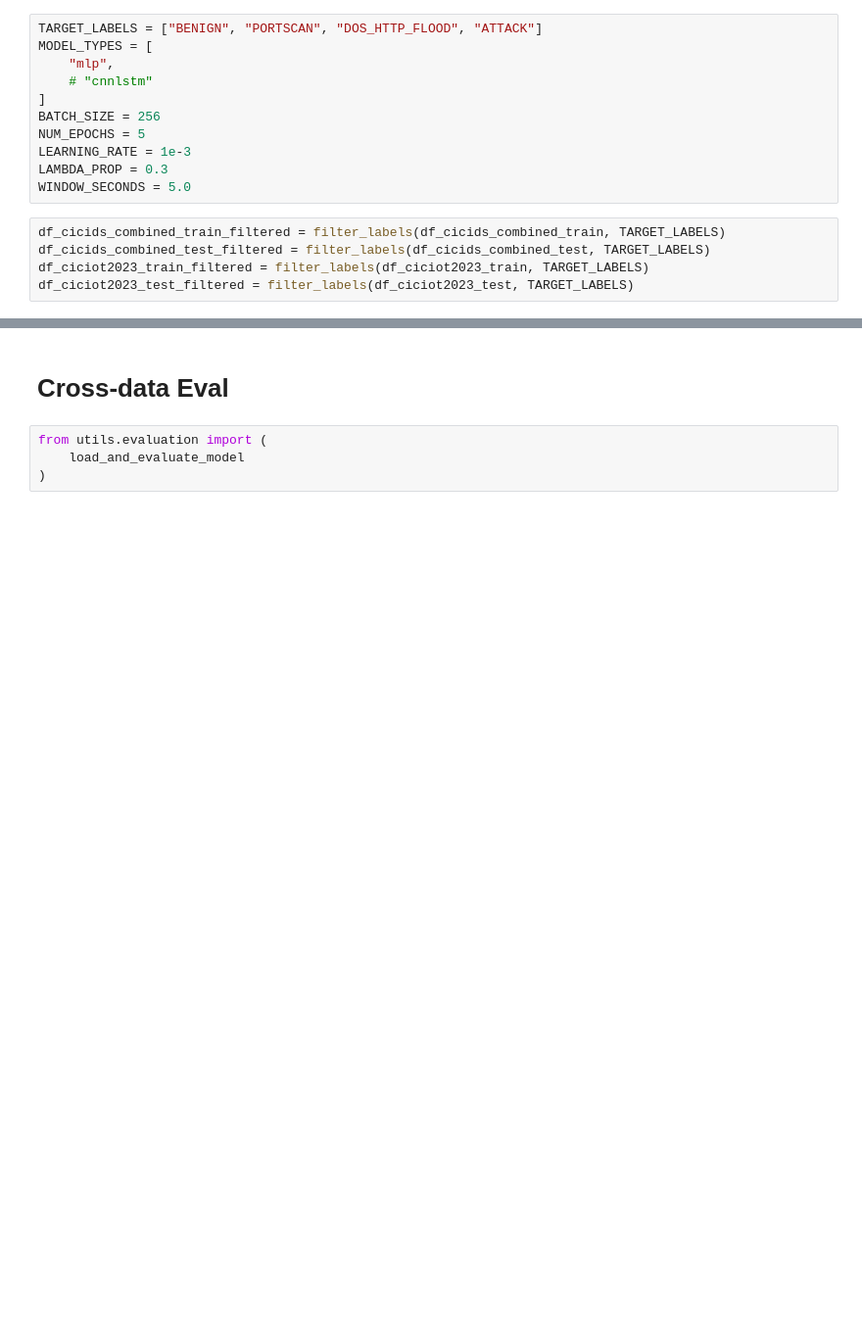
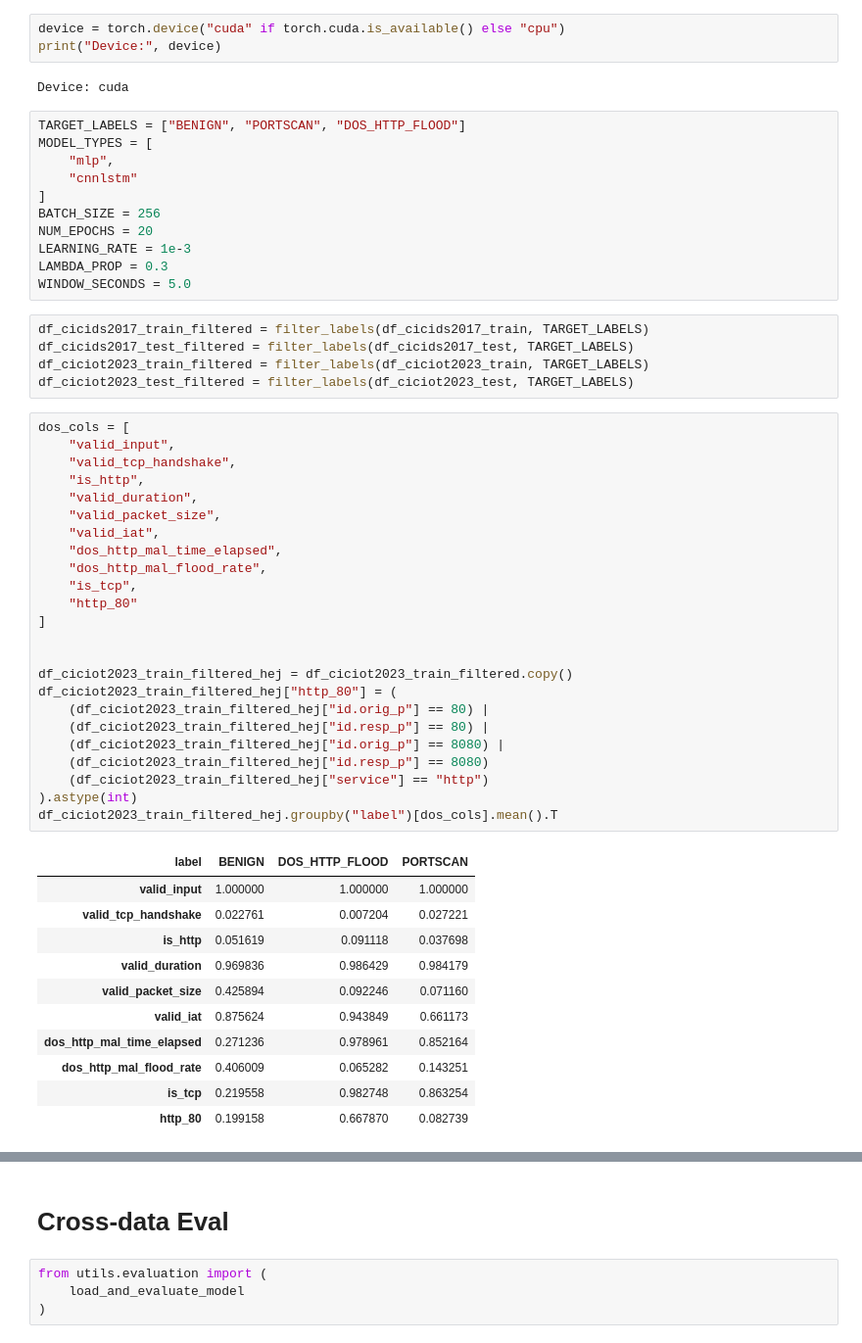
Before and after one commit to ramuld12/Property-based-Neural-Network-Verification, a Jupyter notebook: withProperties/training.ipynb, the cells around one changed output, grey strips where cells are left out. Shown at 98% size. Saved outputs shown, nothing was run; the diff lists cells and outputs as text; blank space fills up the shorter version.

```diff
--- a/withProperties/training.ipynb
+++ b/withProperties/training.ipynb
@@ -37,16 +39,57 @@ Device: cuda
+# %%
+device = torch.device("cuda" if torch.cuda.is_available() else "cpu")
+print("Device:", device)
+# %% [output]
+Device: cuda
 # %%
-TARGET_LABELS = ["BENIGN", "PORTSCAN", "DOS_HTTP_FLOOD", "ATTACK"]
+TARGET_LABELS = ["BENIGN", "PORTSCAN", "DOS_HTTP_FLOOD"]
 MODEL_TYPES = [
     "mlp",
-    # "cnnlstm"
+    "cnnlstm"
 ]
 BATCH_SIZE = 256
-NUM_EPOCHS = 5
+NUM_EPOCHS = 20
 LEARNING_RATE = 1e-3
 LAMBDA_PROP = 0.3
 WINDOW_SECONDS = 5.0
 # %%
-df_cicids_combined_train_filtered = filter_labels(df_cicids_combined_train, TARGET_LABELS)
-df_cicids_combined_test_filtered = filter_labels(df_cicids_combined_test, TARGET_LABELS)
+df_cicids2017_train_filtered = filter_labels(df_cicids2017_train, TARGET_LABELS)
+df_cicids2017_test_filtered = filter_labels(df_cicids2017_test, TARGET_LABELS)
 df_ciciot2023_train_filtered = filter_labels(df_ciciot2023_train, TARGET_LABELS)
 df_ciciot2023_test_filtered = filter_labels(df_ciciot2023_test, TARGET_LABELS)
+# %%
+dos_cols = [
+    "valid_input",
+    "valid_tcp_handshake",
+    "is_http",
+    "valid_duration",
+    "valid_packet_size",
+    "valid_iat",
+    "dos_http_mal_time_elapsed",
+    "dos_http_mal_flood_rate",
+    "is_tcp",
+    "http_80"
+]
+
+
+df_ciciot2023_train_filtered_hej = df_ciciot2023_train_filtered.copy()
+df_ciciot2023_train_filtered_hej["http_80"] = (
+    (df_ciciot2023_train_filtered_hej["id.orig_p"] == 80) |
+    (df_ciciot2023_train_filtered_hej["id.resp_p"] == 80) |
+    (df_ciciot2023_train_filtered_hej["id.orig_p"] == 8080) |
+    (df_ciciot2023_train_filtered_hej["id.resp_p"] == 8080)
+    (df_ciciot2023_train_filtered_hej["service"] == "http")
+).astype(int)
+df_ciciot2023_train_filtered_hej.groupby("label")[dos_cols].mean().T
+# %% [output]
+| label | BENIGN | DOS_HTTP_FLOOD | PORTSCAN |
+| valid_input | 1.000000 | 1.000000 | 1.000000 |
+| valid_tcp_handshake | 0.022761 | 0.007204 | 0.027221 |
+| is_http | 0.051619 | 0.091118 | 0.037698 |
+| valid_duration | 0.969836 | 0.986429 | 0.984179 |
+| valid_packet_size | 0.425894 | 0.092246 | 0.071160 |
+| valid_iat | 0.875624 | 0.943849 | 0.661173 |
+| dos_http_mal_time_elapsed | 0.271236 | 0.978961 | 0.852164 |
+| dos_http_mal_flood_rate | 0.406009 | 0.065282 | 0.143251 |
+| is_tcp | 0.219558 | 0.982748 | 0.863254 |
+| http_80 | 0.199158 | 0.667870 | 0.082739 |
```
Also changed, not shown: parts of 10 cells of this notebook, 48 other files.
